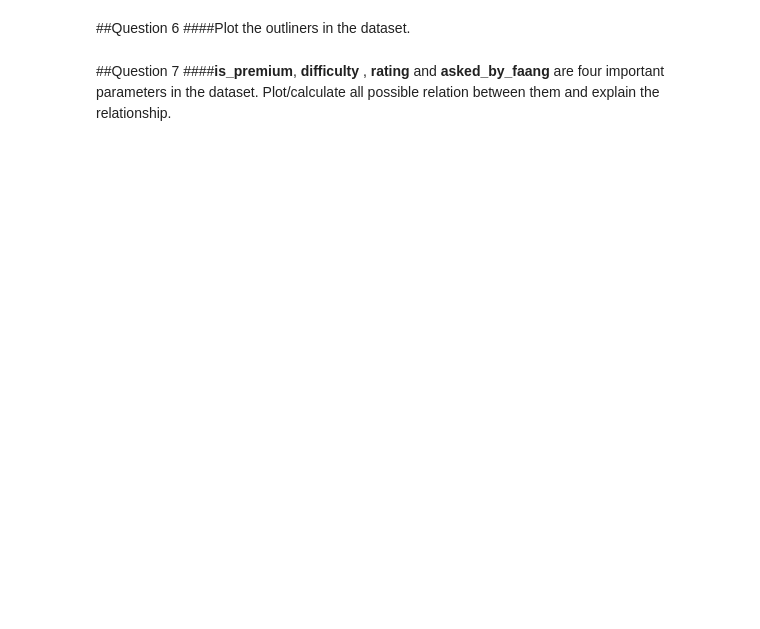
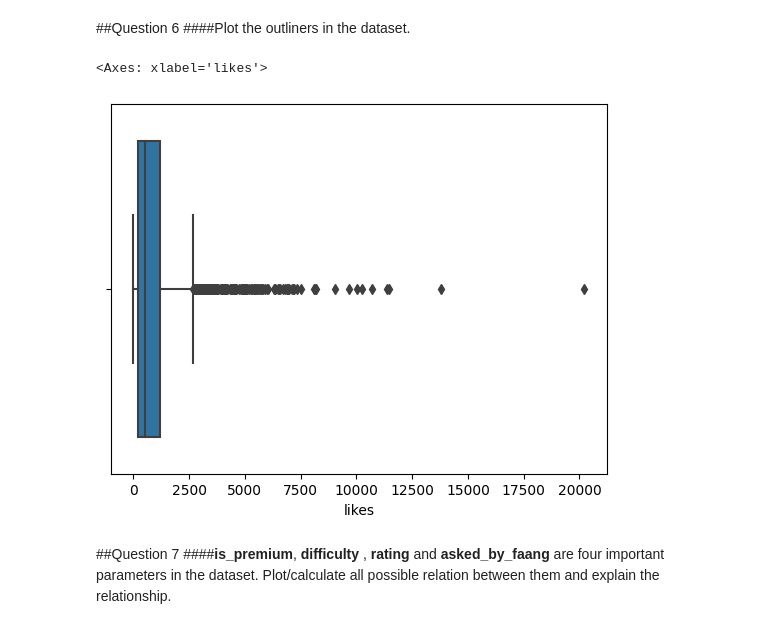
Before and after one commit to kk-shetty/data_science_ik, a Jupyter notebook: assingments/eda_and_feature_engineering/LeetCode_Dataset_Question.ipynb, the cells around one changed output. Saved outputs shown, nothing was run; the diff lists cells and outputs as text; code cells hidden in the pictures; blank space fills up the shorter version.

```diff
--- a/assingments/eda_and_feature_engineering/LeetCode_Dataset_Question.ipynb
+++ b/assingments/eda_and_feature_engineering/LeetCode_Dataset_Question.ipynb
@@ -30,0 +37,11 @@ It contains the following info:
+# %%
+## Reading from the file stored at Google Drive
+
+# Mount Google Drive into collab
+drive.mount('/content/gdrive', force_remount=True)
+
+# Change the OS path to point to the right folder
+os.chdir('/content/gdrive/MyDrive/')
+
+#Read dataset into Pandas dataframe
+leetcode_df = pd.read_csv('leetcode_dataset.tsv',sep='\t')
@@ -58,6 +165,10 @@ It contains the following info:
 ####Plot the outliners in the dataset.
 # %%
 #Solution 6(your code here)
+sns.boxplot(x=leetcode_df.likes)
+# %% [output]
+<Axes: xlabel='likes'>
+[figure, added]
 # %% [markdown]
 ##Question 7
 ####**is_premium**, **difficulty** , **rating** and **asked_by_faang** are four important parameters in the dataset. Plot/calculate all possible relation between them and explain the relationship.
```
Also changed, not shown: parts of 10 cells of this notebook.
